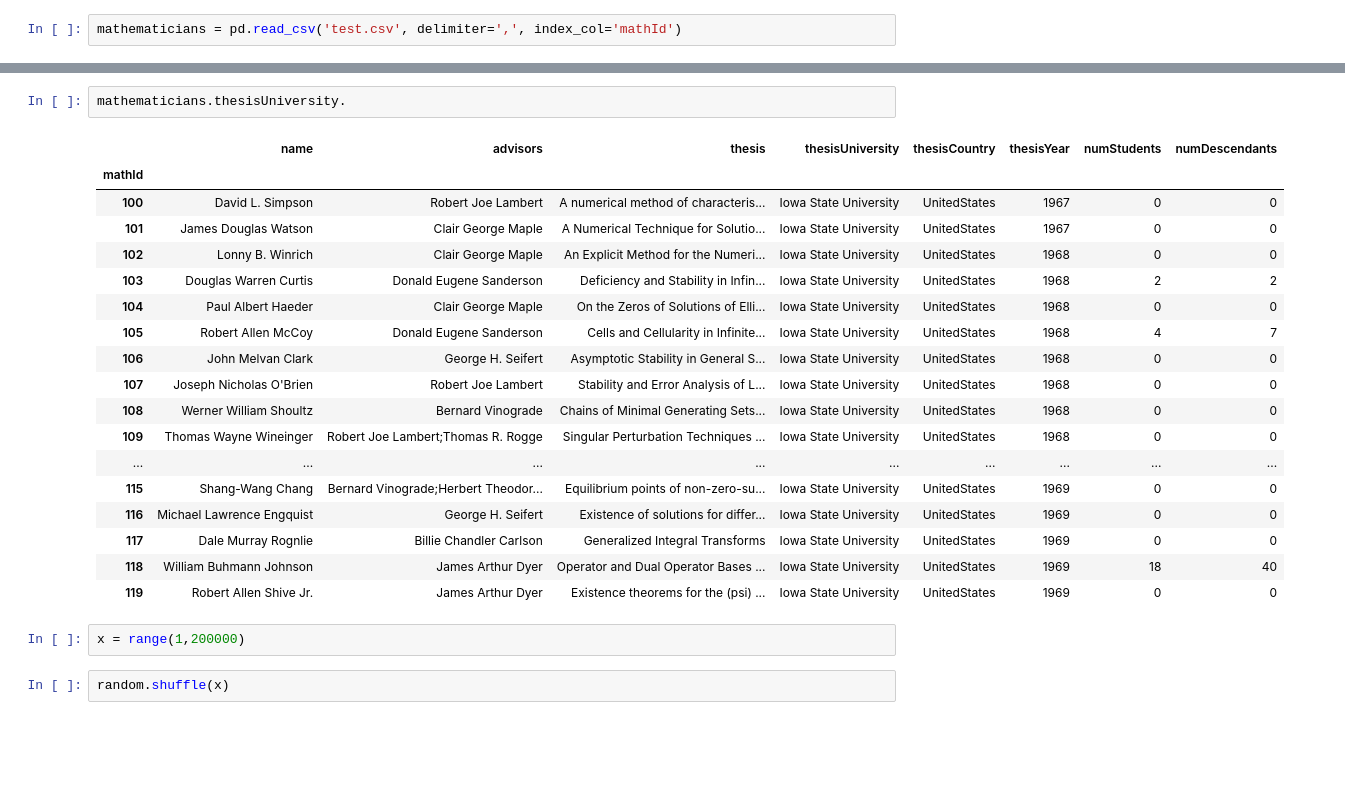
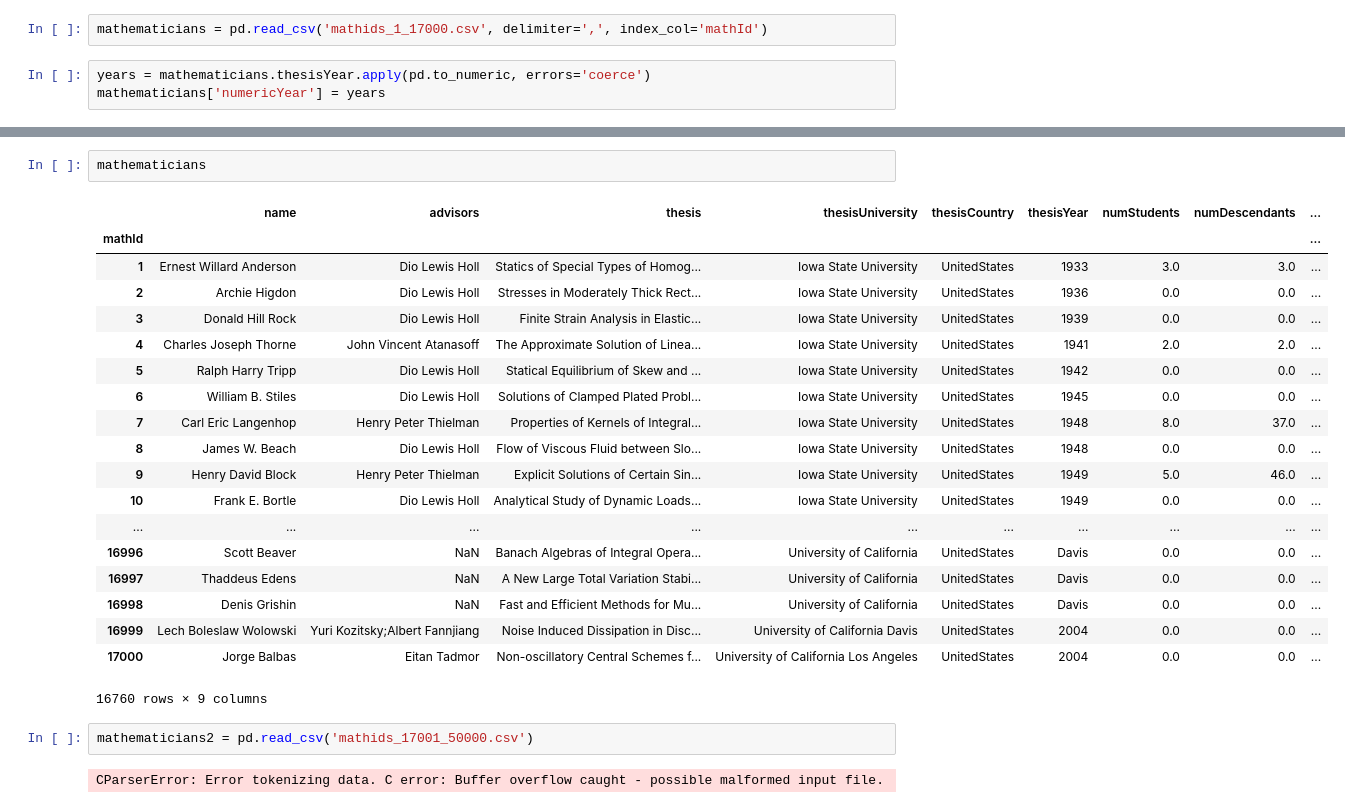
Before and after one commit to AusCoder/data_project_GA, a Jupyter notebook: math_genealogy/math_genealogy_analysis.ipynb, the cells around one changed output, grey strips where cells are left out. Cells and saved outputs as stored; diff of their text form; blank space fills up the shorter version.

Commit message:
Added project progress report and simple analysis of first 17000 web pages

```diff
--- a/math_genealogy/math_genealogy_analysis.ipynb
+++ b/math_genealogy/math_genealogy_analysis.ipynb
@@ -143,2 +16,5 @@ with open("test.csv", "w") as outFile:
 # %%
-mathematicians = pd.read_csv('test.csv', delimiter=',', index_col='mathId')
+mathematicians = pd.read_csv('mathids_1_17000.csv', delimiter=',', index_col='mathId')
+# %%
+years = mathematicians.thesisYear.apply(pd.to_numeric, errors='coerce')
+mathematicians['numericYear'] = years
@@ -145,25 +48,26 @@ mathematicians = pd.read_csv('test.csv', delimiter=',', index_col='mathId')
 # %%
-mathematicians.thesisUniversity.
+mathematicians
 # %% [output]
-|  | name | advisors | thesis | thesisUniversity | thesisCountry | thesisYear | numStudents | numDescendants |
-| mathId |  |  |  |  |  |  |  |  |
-| 100 | David L. Simpson | Robert Joe Lambert | A numerical method of characteris... | Iowa State University | UnitedStates | 1967 | 0 | 0 |
-| 101 | James Douglas Watson | Clair George Maple | A Numerical Technique for Solutio... | Iowa State University | UnitedStates | 1967 | 0 | 0 |
-| 102 | Lonny B. Winrich | Clair George Maple | An Explicit Method for the Numeri... | Iowa State University | UnitedStates | 1968 | 0 | 0 |
-| 103 | Douglas Warren Curtis | Donald Eugene Sanderson | Deficiency and Stability in Infin... | Iowa State University | UnitedStates | 1968 | 2 | 2 |
-| 104 | Paul Albert Haeder | Clair George Maple | On the Zeros of Solutions of Elli... | Iowa State University | UnitedStates | 1968 | 0 | 0 |
-| 105 | Robert Allen McCoy | Donald Eugene Sanderson | Cells and Cellularity in Infinite... | Iowa State University | UnitedStates | 1968 | 4 | 7 |
-| 106 | John Melvan Clark | George H. Seifert | Asymptotic Stability in General S... | Iowa State University | UnitedStates | 1968 | 0 | 0 |
-| 107 | Joseph Nicholas O'Brien | Robert Joe Lambert | Stability and Error Analysis of L... | Iowa State University | UnitedStates | 1968 | 0 | 0 |
-| 108 | Werner William Shoultz | Bernard Vinograde | Chains of Minimal Generating Sets... | Iowa State University | UnitedStates | 1968 | 0 | 0 |
-| 109 | Thomas Wayne Wineinger | Robert Joe Lambert;Thomas R. Rogge | Singular Perturbation Techniques ... | Iowa State University | UnitedStates | 1968 | 0 | 0 |
-| ... | ... | ... | ... | ... | ... | ... | ... | ... |
-| 115 | Shang-Wang Chang | Bernard Vinograde;Herbert Theodor... | Equilibrium points of non-zero-su... | Iowa State University | UnitedStates | 1969 | 0 | 0 |
-| 116 | Michael Lawrence Engquist | George H. Seifert | Existence of solutions for differ... | Iowa State University | UnitedStates | 1969 | 0 | 0 |
-| 117 | Dale Murray Rognlie | Billie Chandler Carlson | Generalized Integral Transforms | Iowa State University | UnitedStates | 1969 | 0 | 0 |
-| 118 | William Buhmann Johnson | James Arthur Dyer | Operator and Dual Operator Bases ... | Iowa State University | UnitedStates | 1969 | 18 | 40 |
-| 119 | Robert Allen Shive Jr. | James Arthur Dyer | Existence theorems for the (psi) ... | Iowa State University | UnitedStates | 1969 | 0 | 0 |
+|  | name | advisors | thesis | thesisUniversity | thesisCountry | thesisYear | numStudents | numDescendants | ... |
+| mathId |  |  |  |  |  |  |  |  | ... |
+| 1 | Ernest Willard Anderson | Dio Lewis Holl | Statics of Special Types of Homog... | Iowa State University | UnitedStates | 1933 | 3.0 | 3.0 | ... |
+| 2 | Archie Higdon | Dio Lewis Holl | Stresses in Moderately Thick Rect... | Iowa State University | UnitedStates | 1936 | 0.0 | 0.0 | ... |
+| 3 | Donald Hill Rock | Dio Lewis Holl | Finite Strain Analysis in Elastic... | Iowa State University | UnitedStates | 1939 | 0.0 | 0.0 | ... |
+| 4 | Charles Joseph Thorne | John Vincent Atanasoff | The Approximate Solution of Linea... | Iowa State University | UnitedStates | 1941 | 2.0 | 2.0 | ... |
+| 5 | Ralph Harry Tripp | Dio Lewis Holl | Statical Equilibrium of Skew and ... | Iowa State University | UnitedStates | 1942 | 0.0 | 0.0 | ... |
+| 6 | William B. Stiles | Dio Lewis Holl | Solutions of Clamped Plated Probl... | Iowa State University | UnitedStates | 1945 | 0.0 | 0.0 | ... |
+| 7 | Carl Eric Langenhop | Henry Peter Thielman | Properties of Kernels of Integral... | Iowa State University | UnitedStates | 1948 | 8.0 | 37.0 | ... |
+| 8 | James W. Beach | Dio Lewis Holl | Flow of Viscous Fluid between Slo... | Iowa State University | UnitedStates | 1948 | 0.0 | 0.0 | ... |
+| 9 | Henry David Block | Henry Peter Thielman | Explicit Solutions of Certain Sin... | Iowa State University | UnitedStates | 1949 | 5.0 | 46.0 | ... |
+| 10 | Frank E. Bortle | Dio Lewis Holl | Analytical Study of Dynamic Loads... | Iowa State University | UnitedStates | 1949 | 0.0 | 0.0 | ... |
+| ... | ... | ... | ... | ... | ... | ... | ... | ... | ... |
+| 16996 | Scott Beaver | NaN | Banach Algebras of Integral Opera... | University of California | UnitedStates | Davis | 0.0 | 0.0 | ... |
+| 16997 | Thaddeus Edens | NaN | A New Large Total Variation Stabi... | University of California | UnitedStates | Davis | 0.0 | 0.0 | ... |
+| 16998 | Denis Grishin | NaN | Fast and Efficient Methods for Mu... | University of California | UnitedStates | Davis | 0.0 | 0.0 | ... |
+| 16999 | Lech Boleslaw Wolowski | Yuri Kozitsky;Albert Fannjiang | Noise Induced Dissipation in Disc... | University of California Davis | UnitedStates | 2004 | 0.0 | 0.0 | ... |
+| 17000 | Jorge Balbas | Eitan Tadmor | Non-oscillatory Central Schemes f... | University of California Los Angeles | UnitedStates | 2004 | 0.0 | 0.0 | ... |
+16760 rows × 9 columns
-# %%
-x = range(1,200000)
-# %%
-random.shuffle(x)
+# %%
+mathematicians2 = pd.read_csv('mathids_17001_50000.csv')
+# %% [output]
+CParserError: Error tokenizing data. C error: Buffer overflow caught - possible malformed input file.
```
Also changed, not shown: parts of 32 cells of this notebook, 2 other files.
